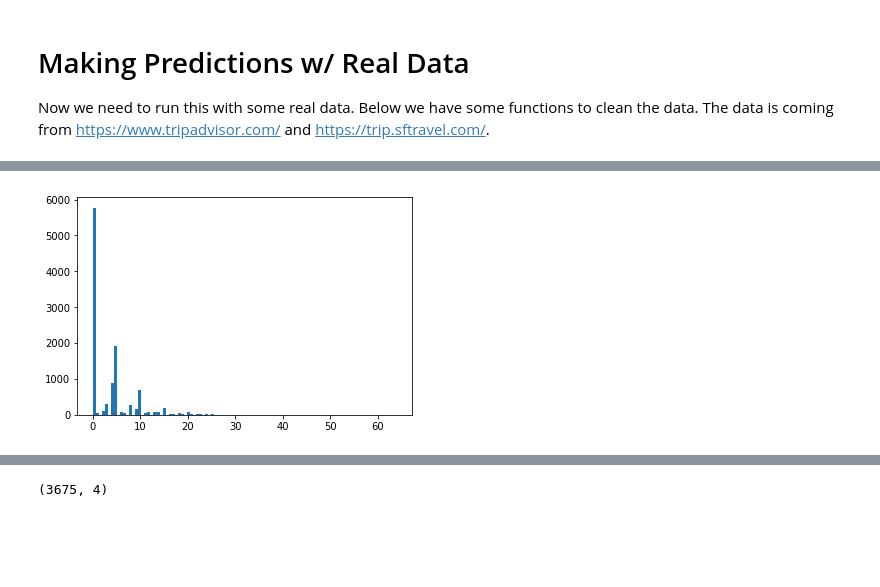
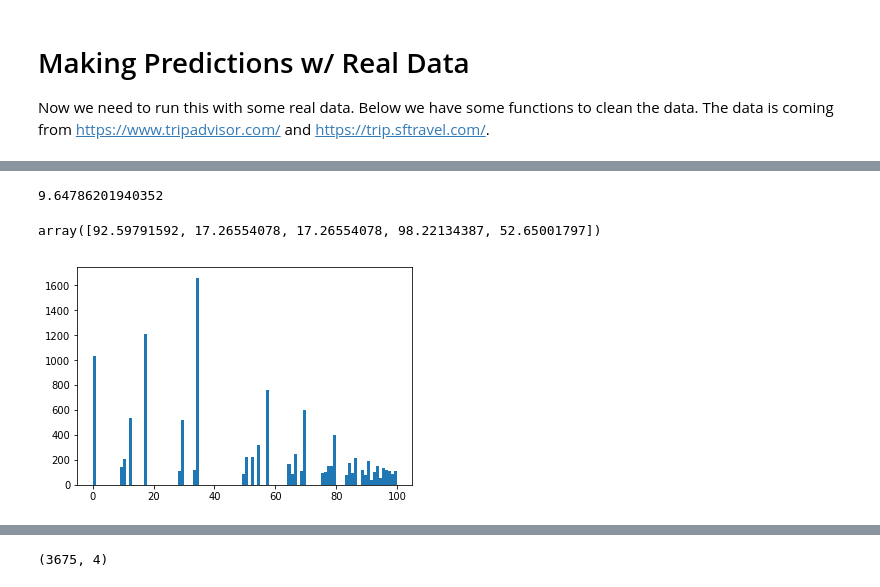
Before and after one commit to luxingshifu/TravelApp, a Jupyter notebook: TravelApp_v4.ipynb, the cells around one changed output, grey strips where cells are left out. Saved outputs shown, nothing was run; the diff lists cells and outputs as text; code cells hidden in the pictures; blank space fills up the shorter version.

```diff
--- a/TravelApp_v4.ipynb
+++ b/TravelApp_v4.ipynb
@@ -366,0 +439,5 @@ array([ 12.00592885, -12.99407115, -12.99407115, ...,   7.00592885,
+# %%
+
+bisect.bisect_left(sorted(history_scores),2)*100/len(matrix)
+# %% [output]
+9.64786201940352
@@ -366,0 +446,4 @@ array([ 12.00592885, -12.99407115, -12.99407115, ...,   7.00592885,
+# %%
+cdf_history[:5]
+# %% [output]
+array([92.59791592, 17.26554078, 17.26554078, 98.22134387, 52.65001797])
@@ -367,5 +457,5 @@ array([ 12.00592885, -12.99407115, -12.99407115, ...,   7.00592885,
 # %%
-plt.hist(life_scores,bins=100)
+plt.hist(cdfs,bins=100)
 plt.show()
 # %% [output]
-[figure, old version]
+[figure, new version]
```
Also changed, not shown: parts of 38 cells of this notebook, 14 other files.
